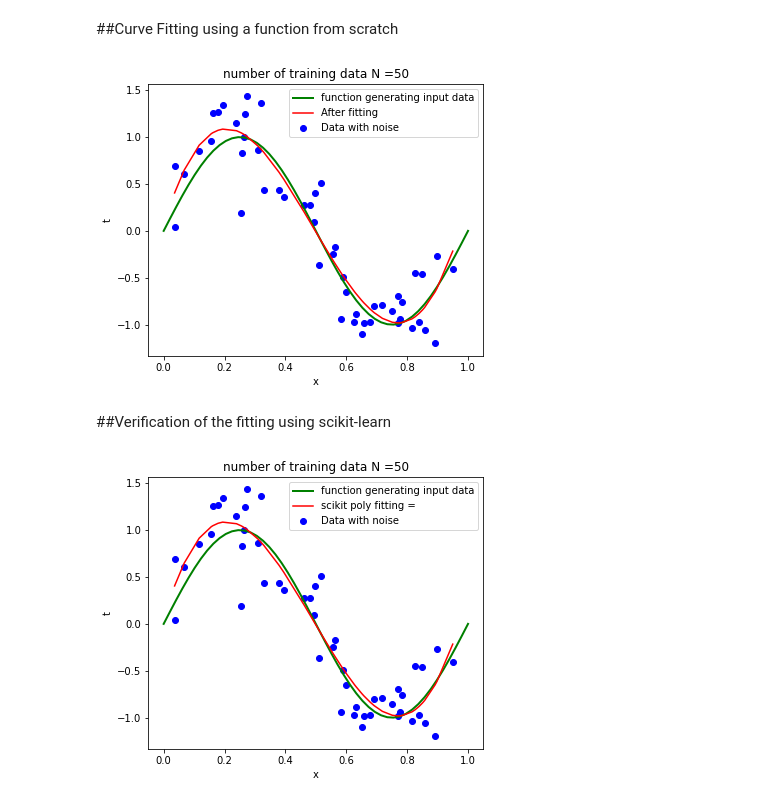
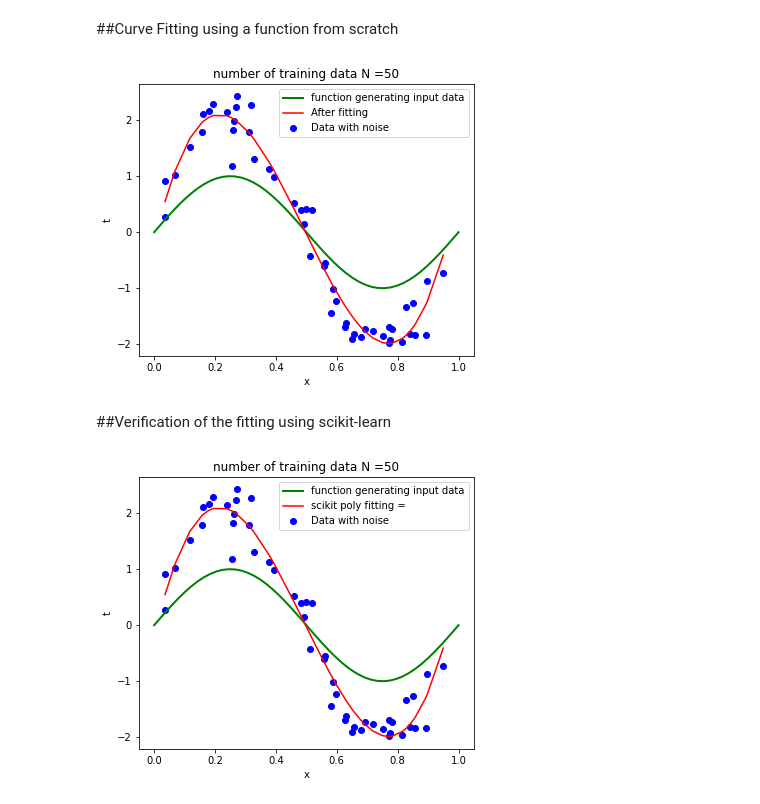
Before and after one commit to Hrithikraj2/EE4015_IDP, a Jupyter notebook: Assignment3/Assignment_3_Regularization.ipynb, the cells around one changed output. Drawn from its saved outputs; the diff is of its cells as text; code cells hidden in the pictures.

```diff
--- a/Assignment3/Assignment_3_Regularization.ipynb
+++ b/Assignment3/Assignment_3_Regularization.ipynb
@@ -8,36 +8,38 @@ N = 50
 np.random.seed(20)
 x = np.sort(np.random.rand(N,1),axis=0)
 noise = np.random.normal(0,0.3,size=(N,1))
-y = np.sin(2*np.pi*x) + noise     #Create data and add noise to it.
+A = 2
+y = A*np.sin(2*np.pi*x) + noise     #Create data and add noise to it.
 
 # function to generate plot with different sizes
 def vis_input_data(N,wit,hig):
    np.random.seed(20)
    plt.figure(figsize=(wit,hig))
    x = np.sort(np.random.rand(N,1),axis=0)
    noise = np.random.normal(0,0.3,size=(N,1))
-   y = np.sin(2*np.pi*x) + noise
+   y = A*np.sin(2*np.pi*x) + noise
 
    plt.scatter(x,y,c='b',marker='o',label='Data with noise')
    plt.plot(np.linspace(0,1,50),np.sin(2*np.linspace(0,1,50)*np.pi),c='g',linewidth=2,label='function generating input data')
+   #plt.plot(x,y,c='g',linewidth=2,label='function generating input data')
    plt.title('number of training data N =' + str(N))
    plt.xlabel('x');plt.ylabel('t')
 lamda = 0.00000001522  # regularization parameter
 poly_deg = 3
 
 f = np.zeros(shape = (N,poly_deg+1))
 f[:,0] = 1
 for i in range(1,poly_deg+1):
     f[:,i] = np.power(x,i).reshape((N,))
 
 W = np.linalg.pinv((f.T.dot(f) + lamda*np.eye(poly_deg+1))).dot(f.T).dot(y)
 
 vis_input_data(N,6,5)
 plt.plot(x,f.dot(W),'r',label='After fitting')
 plt.legend()
 plt.show()
 # %% [output]
-[figure, old version]
+[figure, new version]
 # %% [markdown]
 ##Verification of the fitting using scikit-learn
 # %%
@@ -55,4 +57,4 @@ plt.plot(x,lin_reg.predict(x_poly),'r',label='scikit poly fitting =')
 plt.legend()
 plt.show()
 # %% [output]
-[figure, old version]
+[figure, new version]
```
Also changed, not shown: 6 other files.
